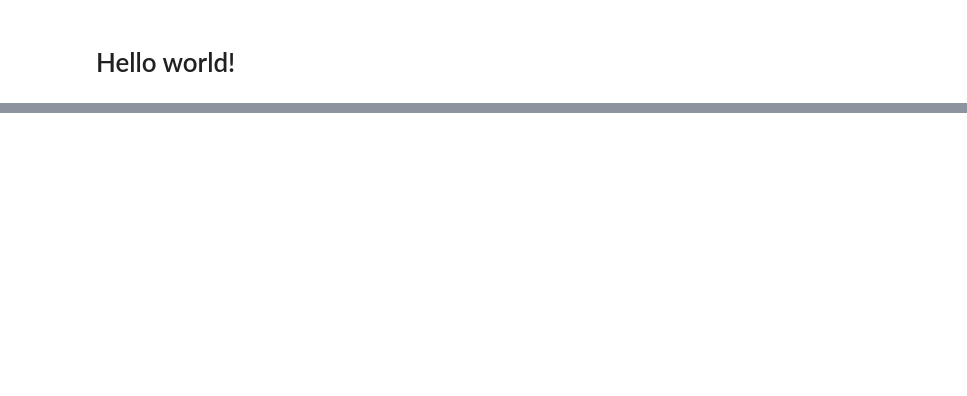
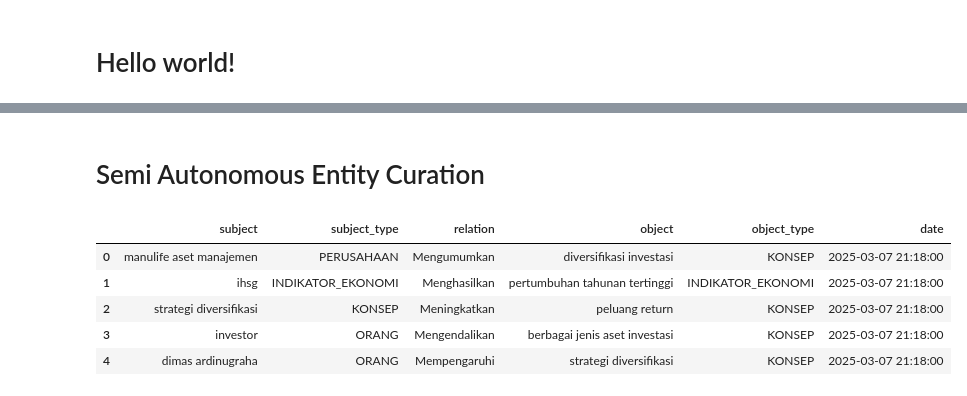
Before and after one commit to yaffawijaya/IndovestDKG-Codebase, a Jupyter notebook: data/preparation/notebooks/cleaning.ipynb, the cells around one changed output, grey strips where cells are left out. Cells and saved outputs as stored; diff of their text form; code cells hidden in the pictures; blank space fills up the shorter version.

```diff
--- a/data/preparation/notebooks/cleaning.ipynb
+++ b/data/preparation/notebooks/cleaning.ipynb
@@ -16,0 +3184,4 @@ force_drop = pd.read_csv(r"raw/IndovestDKG_FORCEDROP.csv")
+# %%
+# Compare original and cleaned datasets
+comparator = BeforeAfterComparator(df, cleaned_df)
+comparison_report = comparator.run_full_comparison()
@@ -16,0 +3212,5 @@ force_drop = pd.read_csv(r"raw/IndovestDKG_FORCEDROP.csv")
+# %%
+# Save comparison report
+import json
+with open(r'preprocessed/log/before_after_comparison_report.json', 'w') as f:
+    json.dump(comparison_report, f, indent=2, default=str)
@@ -16,0 +3942,3 @@ force_drop = pd.read_csv(r"raw/IndovestDKG_FORCEDROP.csv")
+# %%
+remaining_issues = comparison_report['comparison_results']['remaining_issues']
+remaining_issues
@@ -16,0 +3951,7 @@ force_drop = pd.read_csv(r"raw/IndovestDKG_FORCEDROP.csv")
+# %%
+# After Phase 1 cleaning and comparison analysis
+phase2_cleaner = Phase2AggressiveCleaner(cleaned_df, remaining_issues)
+final_cleaned_df, phase2_summary = phase2_cleaner.run_phase2_aggressive_cleaning()
+
+# Save final cleaned dataset
+final_cleaned_df.to_csv(r'preprocessed/experiments/IndovestDKG_CLEANED_PHASE2.csv', index=False)
@@ -16,0 +4673,2 @@ force_drop = pd.read_csv(r"raw/IndovestDKG_FORCEDROP.csv")
+# %% [markdown]
+# Semi Autonomous Entity Curation
@@ -16,0 +5235,9 @@ force_drop = pd.read_csv(r"raw/IndovestDKG_FORCEDROP.csv")
+# %%
+final_cleaned_df.head()
+# %% [output]
+|  | subject | subject_type | relation | object | object_type | date |
+| 0 | manulife aset manajemen | PERUSAHAAN | Mengumumkan | diversifikasi investasi | KONSEP | 2025-03-07 21:18:00 |
+| 1 | ihsg | INDIKATOR_EKONOMI | Menghasilkan | pertumbuhan tahunan tertinggi | INDIKATOR_EKONOMI | 2025-03-07 21:18:00 |
+| 2 | strategi diversifikasi | KONSEP | Meningkatkan | peluang return | KONSEP | 2025-03-07 21:18:00 |
+| 3 | investor | ORANG | Mengendalikan | berbagai jenis aset investasi | KONSEP | 2025-03-07 21:18:00 |
+| 4 | dimas ardinugraha | ORANG | Mempengaruhi | strategi diversifikasi | KONSEP | 2025-03-07 21:18:00 |
```
Also changed, not shown: parts of 58 cells of this notebook, 5 other files.
